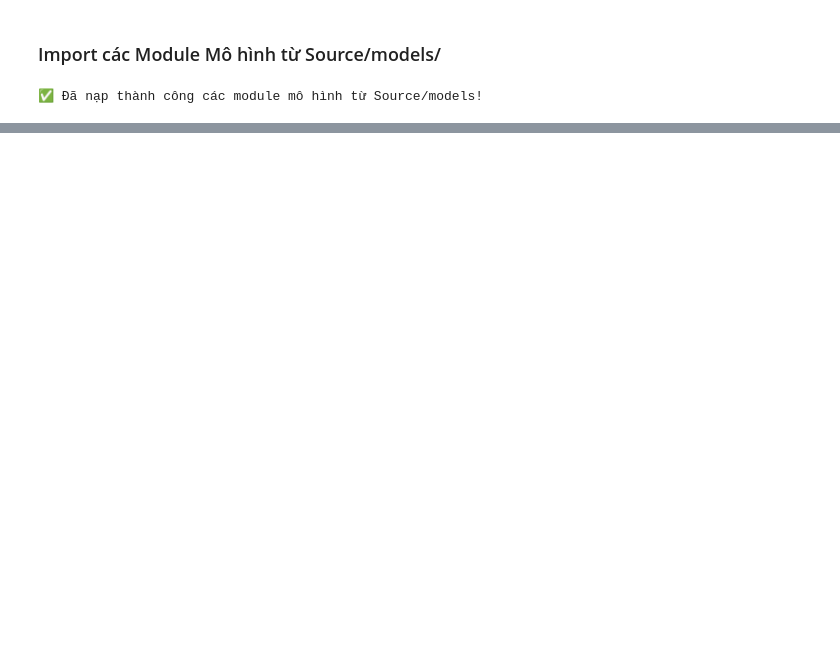
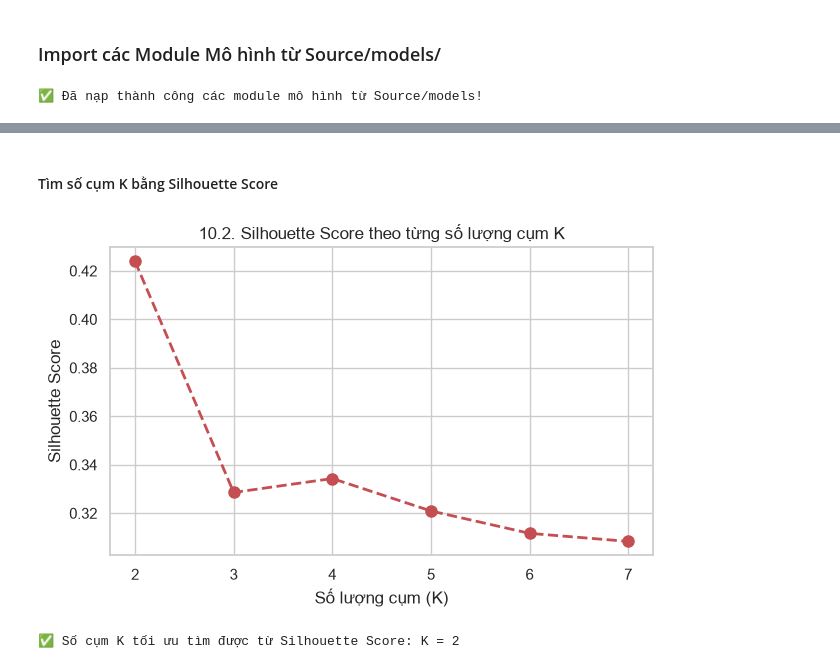
Before and after one commit to JaseSous/ml_group, a Jupyter notebook: Do_an_CuoiKy/Notebook.ipynb, the cells around one changed output, grey strips where cells are left out. Saved outputs shown, nothing was run; the diff lists cells and outputs as text; code cells hidden in the pictures; blank space fills up the shorter version.

```diff
--- a/Do_an_CuoiKy/Notebook.ipynb
+++ b/Do_an_CuoiKy/Notebook.ipynb
@@ -557,0 +659,16 @@ display(pd.DataFrame([base_metrics]))
+# %% [markdown]
+#### Tìm số cụm K bằng Silhouette Score
+# %%
+# Biểu đồ Silhouette Score theo từng K
+plt.figure(figsize=(7, 4))
+plt.plot(list(sil_scores.keys()), list(sil_scores.values()), 'ro--', linewidth=2, markersize=8)
+plt.title('10.2. Silhouette Score theo từng số lượng cụm K')
+plt.xlabel('Số lượng cụm (K)')
+plt.ylabel('Silhouette Score')
+plt.grid(True)
+plt.show()
+
+print(f"✅ Số cụm K tối ưu tìm được từ Silhouette Score: K = {best_k}")
+# %% [output]
+[figure, added]
+✅ Số cụm K tối ưu tìm được từ Silhouette Score: K = 2
```
Also changed, not shown: parts of 16 cells of this notebook, 4 other files.
